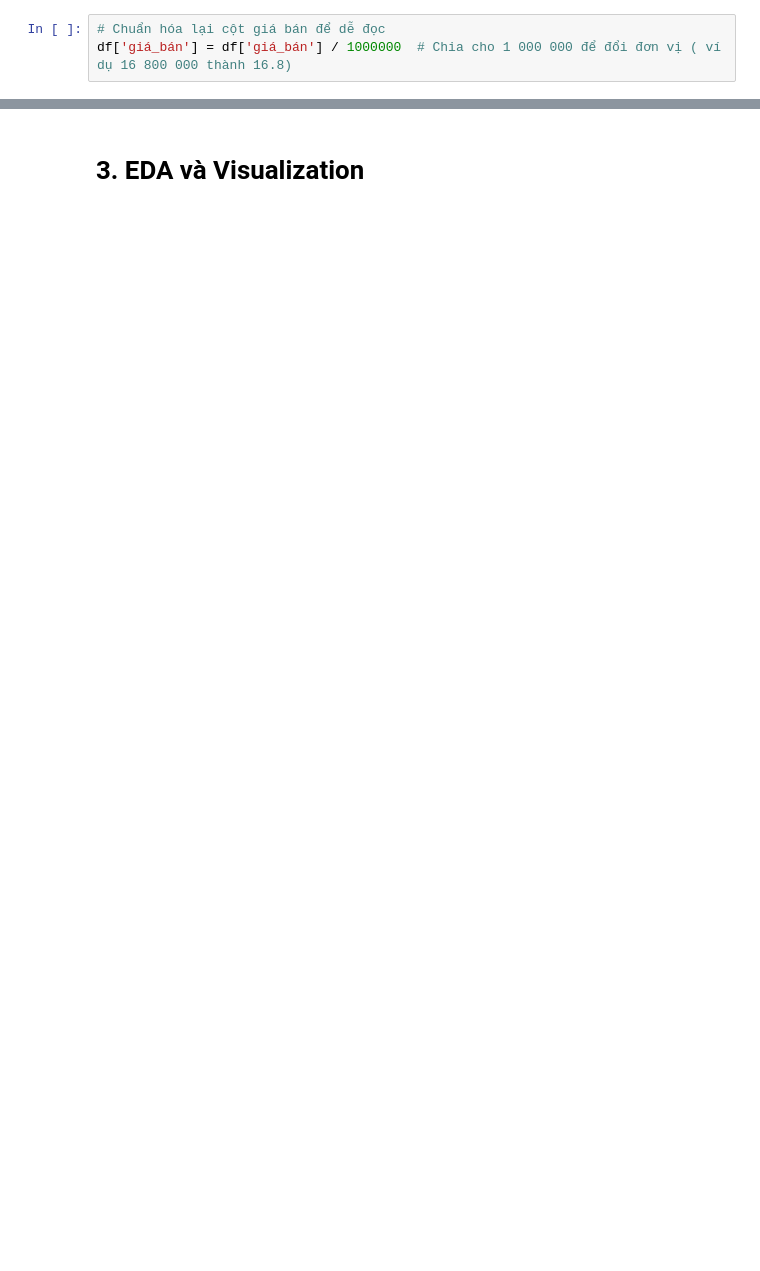
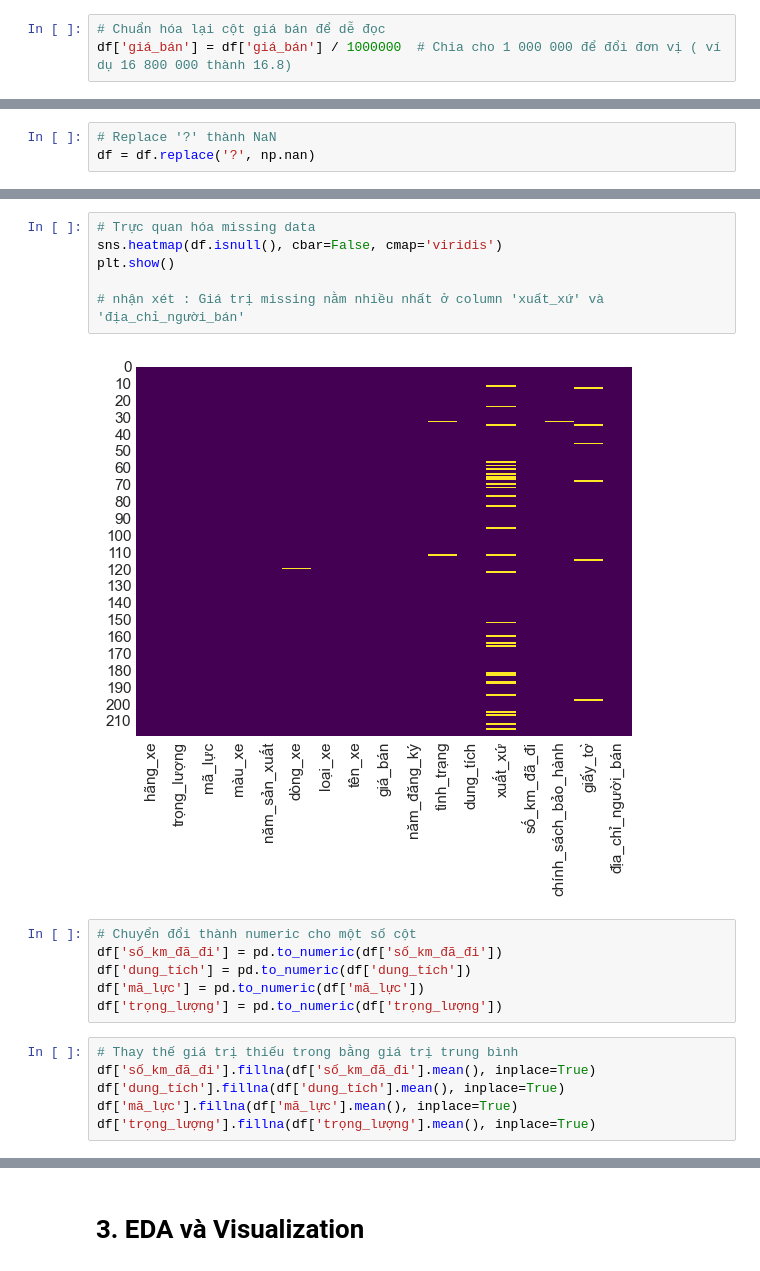
Before and after one commit to chuonguit/IE224_PhanTichDuLieu, a Jupyter notebook: predict.ipynb, the cells around one changed output, grey strips where cells are left out. Saved outputs shown, nothing was run; the diff lists cells and outputs as text; blank space fills up the shorter version.

Commit message:
Tiep tuc lam Data Cleaning

```diff
--- a/predict.ipynb
+++ b/predict.ipynb
@@ -140,2 +107,5 @@ df.head()
+# %%
+# Replace '?' thành NaN
+df = df.replace('?', np.nan)
 # %%
 # Checking missing data
@@ -142,2 +156,22 @@ df.head()
+# %%
+# Trực quan hóa missing data
+sns.heatmap(df.isnull(), cbar=False, cmap='viridis')
+plt.show()
+
+# nhận xét : Giá trị missing nằm nhiều nhất ở column 'xuất_xứ' và 'địa_chỉ_người_bán'
+# %% [output]
+[figure, added]
+# %%
+# Chuyển đổi thành numeric cho một số cột
+df['số_km_đã_đi'] = pd.to_numeric(df['số_km_đã_đi'])
+df['dung_tích'] = pd.to_numeric(df['dung_tích'])
+df['mã_lực'] = pd.to_numeric(df['mã_lực'])
+df['trọng_lượng'] = pd.to_numeric(df['trọng_lượng'])
+# %%
+# Thay thế giá trị thiếu trong bằng giá trị trung bình
+df['số_km_đã_đi'].fillna(df['số_km_đã_đi'].mean(), inplace=True)
+df['dung_tích'].fillna(df['dung_tích'].mean(), inplace=True)
+df['mã_lực'].fillna(df['mã_lực'].mean(), inplace=True)
+df['trọng_lượng'].fillna(df['trọng_lượng'].mean(), inplace=True)
 # %%
 # Check data types
```
Also changed, not shown: parts of 21 cells of this notebook, 2 other files.
